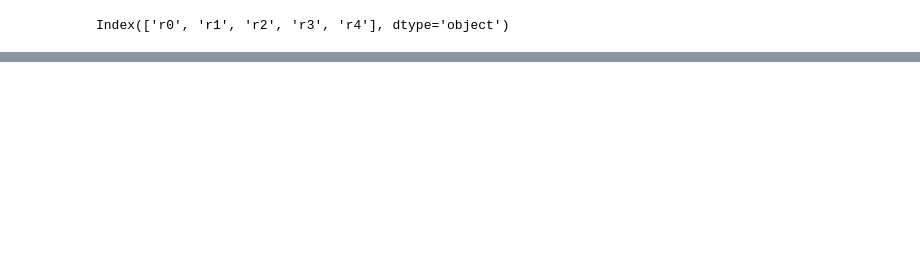
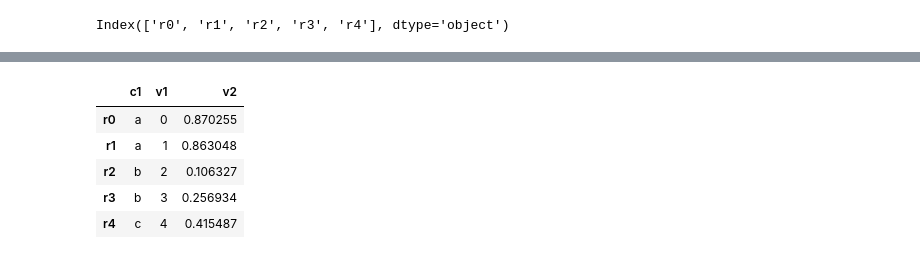
Before and after one commit to aporlo21/multicampus, a Jupyter notebook: Data_Analyse_Park2/prof_Park/exer02_day2.ipynb, the cells around one changed output, grey strips where cells are left out. Saved outputs shown, nothing was run; the diff lists cells and outputs as text; code cells hidden in the pictures; blank space fills up the shorter version.

```diff
--- a/Data_Analyse_Park2/prof_Park/exer02_day2.ipynb
+++ b/Data_Analyse_Park2/prof_Park/exer02_day2.ipynb
@@ -143,0 +215,15 @@ http://pandas.pydata.org/pandas-docs/stable/indexing.html#ix-indexer-is-deprecat
+# %%
+df2=pd.DataFrame({'c1':['a','a','b','b','c'],
+                 'v1':np.arange(5),
+                 'v2':np.random.rand(5)
+                 },
+                index=['r0','r1','r2','r3','r4']
+                )
+df2
+# %% [output]
+|  | c1 | v1 | v2 |
+| r0 | a | 0 | 0.870255 |
+| r1 | a | 1 | 0.863048 |
+| r2 | b | 2 | 0.106327 |
+| r3 | b | 3 | 0.256934 |
+| r4 | c | 4 | 0.415487 |
```
Also changed, not shown: parts of 19 cells of this notebook, 5 other files.
